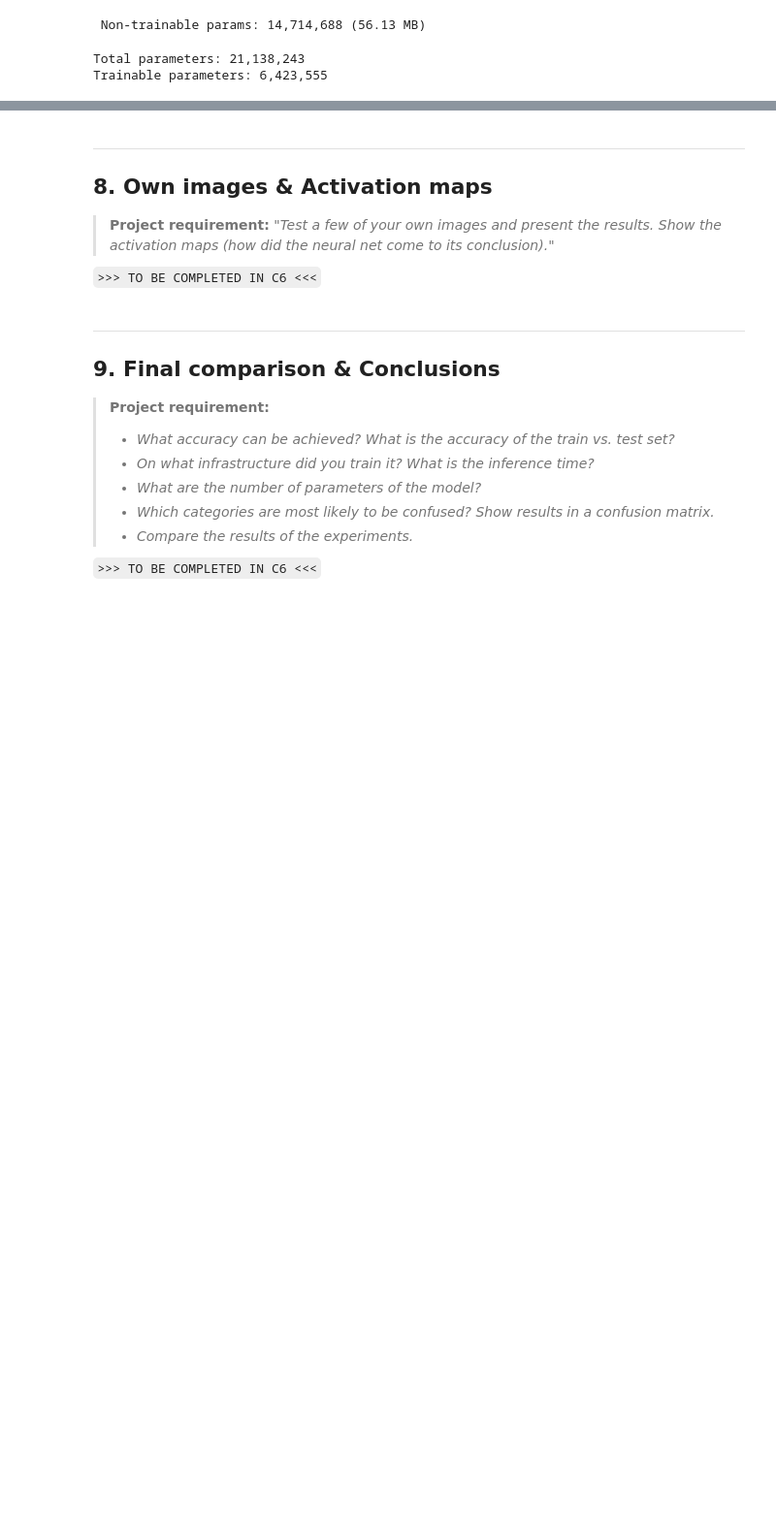
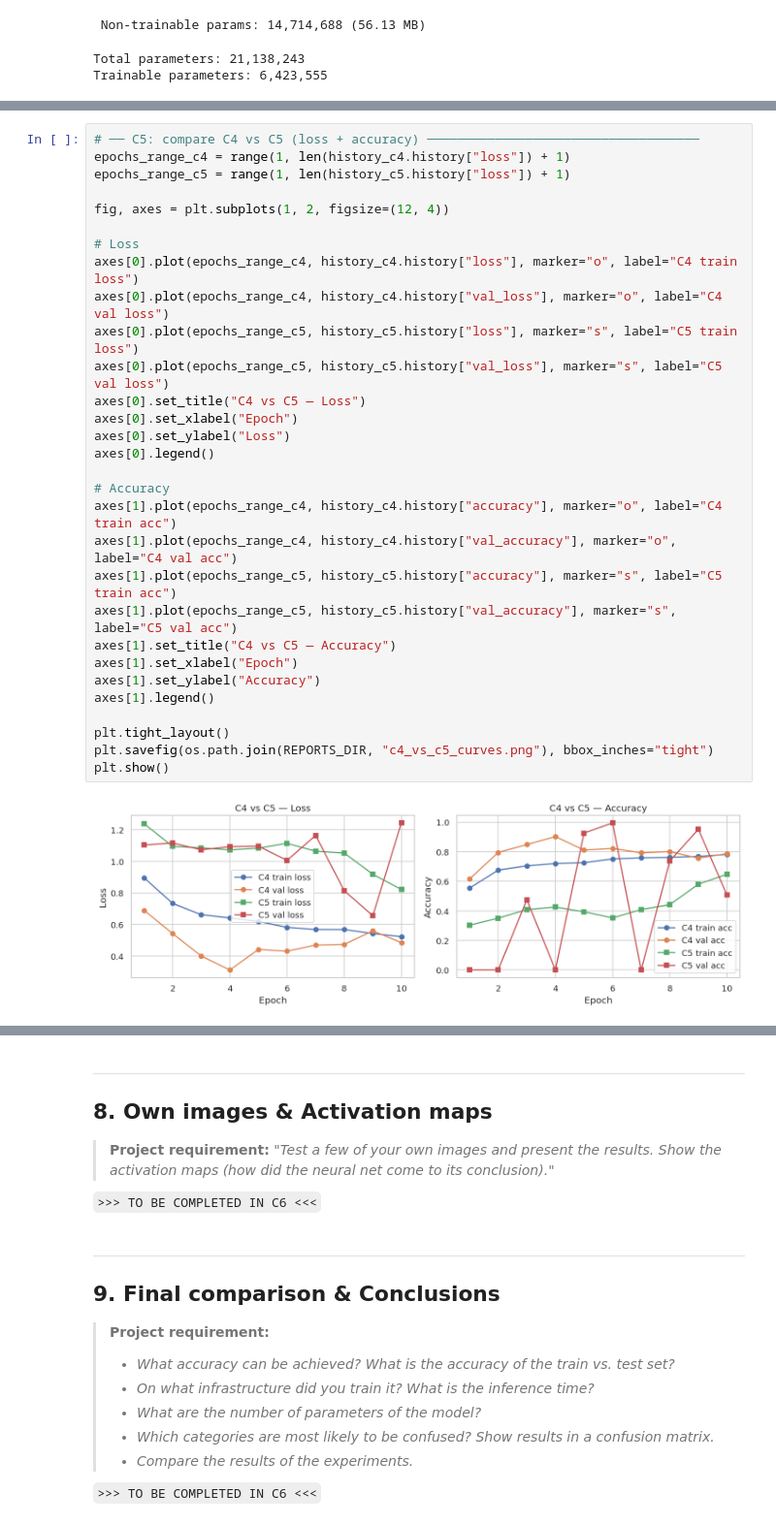
Before and after one commit to VadimSteshkov/cv-fruit-classification, a Jupyter notebook: project_k.ipynb, the cells around one changed output, grey strips where cells are left out. Shown at 97% size. Drawn from its saved outputs; the diff is of its cells as text; blank space fills up the shorter version.

```diff
--- a/project_k.ipynb
+++ b/project_k.ipynb
@@ -1306,0 +1556,32 @@ Overall, C4 demonstrates the effect of data augmentation on the pretrained VGG-1
+# %%
+# ── C5: compare C4 vs C5 (loss + accuracy) ────────────────────────────────────
+epochs_range_c4 = range(1, len(history_c4.history["loss"]) + 1)
+epochs_range_c5 = range(1, len(history_c5.history["loss"]) + 1)
+
+fig, axes = plt.subplots(1, 2, figsize=(12, 4))
+
+# Loss
+axes[0].plot(epochs_range_c4, history_c4.history["loss"], marker="o", label="C4 train loss")
+axes[0].plot(epochs_range_c4, history_c4.history["val_loss"], marker="o", label="C4 val loss")
+axes[0].plot(epochs_range_c5, history_c5.history["loss"], marker="s", label="C5 train loss")
+axes[0].plot(epochs_range_c5, history_c5.history["val_loss"], marker="s", label="C5 val loss")
+axes[0].set_title("C4 vs C5 — Loss")
+axes[0].set_xlabel("Epoch")
+axes[0].set_ylabel("Loss")
+axes[0].legend()
+
+# Accuracy
+axes[1].plot(epochs_range_c4, history_c4.history["accuracy"], marker="o", label="C4 train acc")
+axes[1].plot(epochs_range_c4, history_c4.history["val_accuracy"], marker="o", label="C4 val acc")
+axes[1].plot(epochs_range_c5, history_c5.history["accuracy"], marker="s", label="C5 train acc")
+axes[1].plot(epochs_range_c5, history_c5.history["val_accuracy"], marker="s", label="C5 val acc")
+axes[1].set_title("C4 vs C5 — Accuracy")
+axes[1].set_xlabel("Epoch")
+axes[1].set_ylabel("Accuracy")
+axes[1].legend()
+
+plt.tight_layout()
+plt.savefig(os.path.join(REPORTS_DIR, "c4_vs_c5_curves.png"), bbox_inches="tight")
+plt.show()
+# %% [output]
+[figure, added]
```
Also changed, not shown: parts of 22 cells of this notebook, 15 other files.
